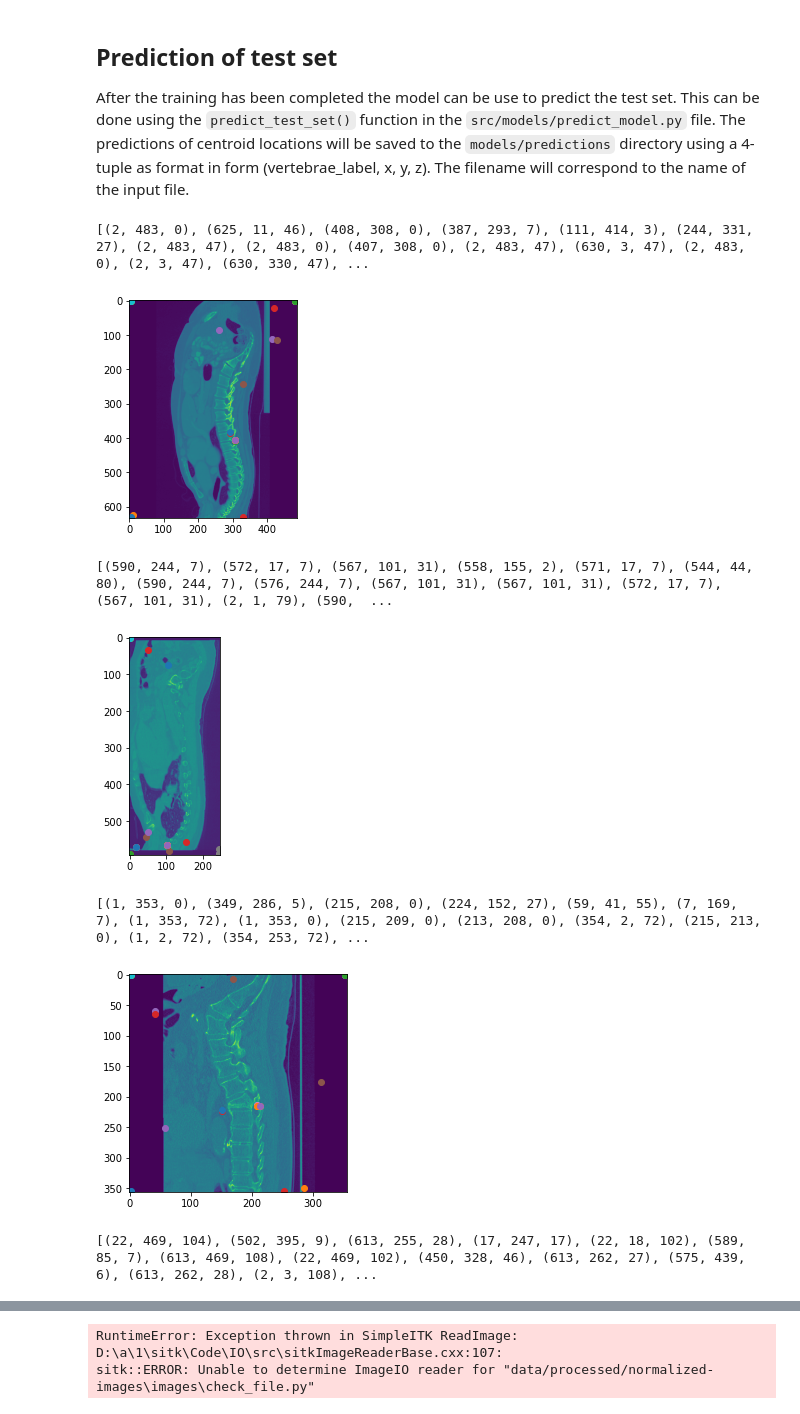
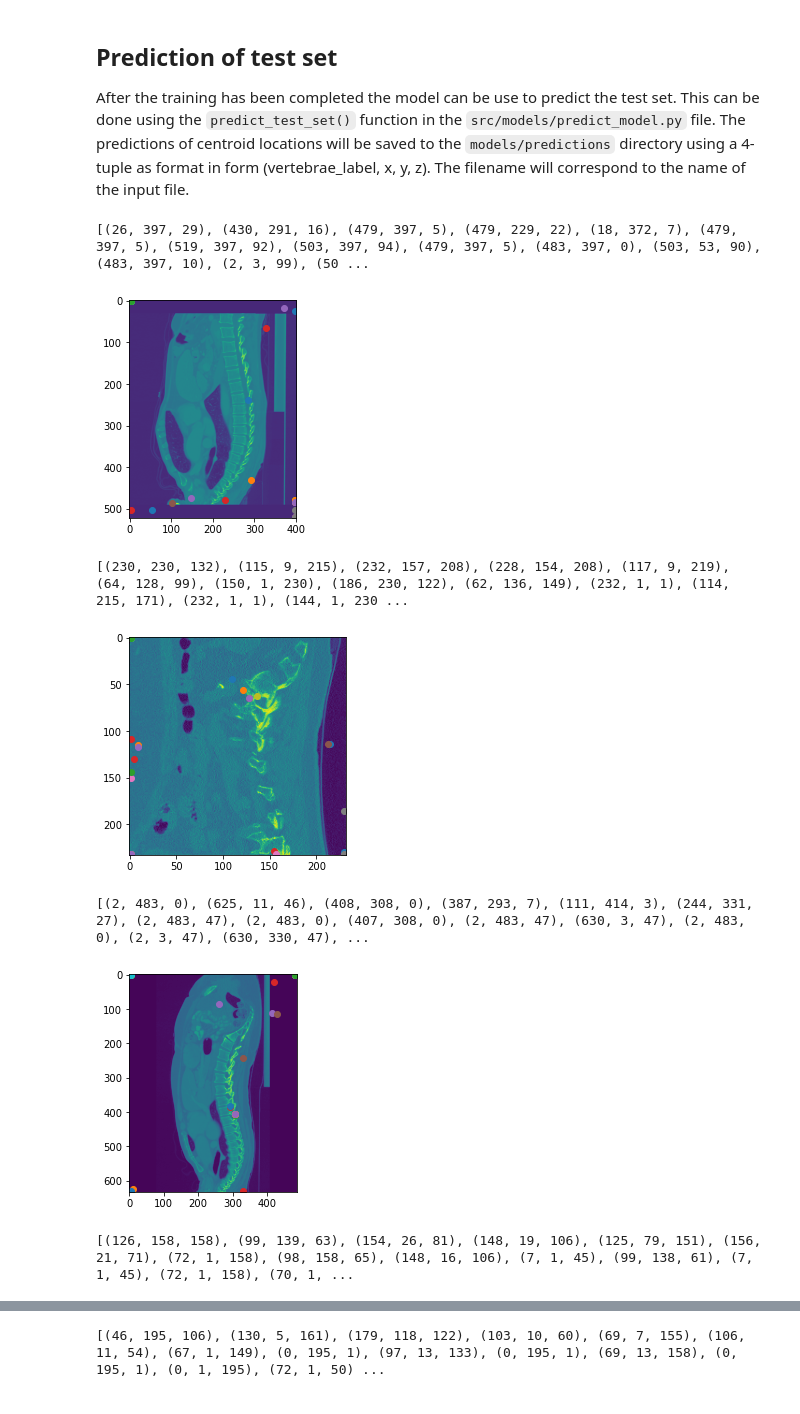
Before and after one commit to mtuit/ismi-1920-VerSe-team-4, a Jupyter notebook: Final Notebook.ipynb, the cells around one changed output, grey strips where cells are left out. Saved outputs shown, nothing was run; the diff lists cells and outputs as text; code cells hidden in the pictures.

```diff
--- a/Final Notebook.ipynb
+++ b/Final Notebook.ipynb
@@ -180,24 +180,25 @@ After the training has been completed the model can be use to predict the test s
 # %%
 from src.models.model import get_model
 from src.models.predict_model import predict
 
 # Path to the weights of latest model
-WEIGHT_PATH = 'C:/Users/Straalman/Desktop/ismi-1920-VerSe-team-4-master/models/default.h5'
+# WEIGHT_PATH = 'C:/Users/Straalman/Desktop/ismi-1920-VerSe-team-4-master/models/default.h5'
+WEIGHT_PATH = 'models/default.h5'
 
 # Load the test set
 test_set = verse_dataset.test
 
 # Create a base model and load the weights
 model = get_model()
 weights = model.load_weights(WEIGHT_PATH)
 
 # Predict the test set
 predict(model, test_set)
 # %% [output]
-[(2, 483, 0), (625, 11, 46), (408, 308, 0), (387, 293, 7), (111, 414, 3), (244, 331, 27), (2, 483, 47), (2, 483, 0), (407, 308, 0), (2, 483, 47), (630, 3, 47), (2, 483, 0), (2, 3, 47), (630, 330, 47), ...
+[(26, 397, 29), (430, 291, 16), (479, 397, 5), (479, 229, 22), (18, 372, 7), (479, 397, 5), (519, 397, 92), (503, 397, 94), (479, 397, 5), (483, 397, 0), (503, 53, 90), (483, 397, 10), (2, 3, 99), (50 ...
-[figure, old version]
+[figure, new version]
-[(590, 244, 7), (572, 17, 7), (567, 101, 31), (558, 155, 2), (571, 17, 7), (544, 44, 80), (590, 244, 7), (576, 244, 7), (567, 101, 31), (567, 101, 31), (572, 17, 7), (567, 101, 31), (2, 1, 79), (590,  ...
+[(230, 230, 132), (115, 9, 215), (232, 157, 208), (228, 154, 208), (117, 9, 219), (64, 128, 99), (150, 1, 230), (186, 230, 122), (62, 136, 149), (232, 1, 1), (114, 215, 171), (232, 1, 1), (144, 1, 230 ...
-[figure, old version]
+[figure, new version]
-[(1, 353, 0), (349, 286, 5), (215, 208, 0), (224, 152, 27), (59, 41, 55), (7, 169, 7), (1, 353, 72), (1, 353, 0), (215, 209, 0), (213, 208, 0), (354, 2, 72), (215, 213, 0), (1, 2, 72), (354, 253, 72), ...
+[(2, 483, 0), (625, 11, 46), (408, 308, 0), (387, 293, 7), (111, 414, 3), (244, 331, 27), (2, 483, 47), (2, 483, 0), (407, 308, 0), (2, 483, 47), (630, 3, 47), (2, 483, 0), (2, 3, 47), (630, 330, 47), ...
-[figure, old version]
+[figure, new version]
-[(22, 469, 104), (502, 395, 9), (613, 255, 28), (17, 247, 17), (22, 18, 102), (589, 85, 7), (613, 469, 108), (22, 469, 102), (450, 328, 46), (613, 262, 27), (575, 439, 6), (613, 262, 28), (2, 3, 108), ...
+[(126, 158, 158), (99, 139, 63), (154, 26, 81), (148, 19, 106), (125, 79, 151), (156, 21, 71), (72, 1, 158), (98, 158, 65), (148, 16, 106), (7, 1, 45), (99, 138, 61), (7, 1, 45), (72, 1, 158), (70, 1, ...
@@ -205,2 +206 @@ predict(model, test_set)
-RuntimeError: Exception thrown in SimpleITK ReadImage: D:\a\1\sitk\Code\IO\src\sitkImageReaderBase.cxx:107:
-sitk::ERROR: Unable to determine ImageIO reader for "data/processed/normalized-images\images\check_file.py"
+[(46, 195, 106), (130, 5, 161), (179, 118, 122), (103, 10, 60), (69, 7, 155), (106, 11, 54), (67, 1, 149), (0, 195, 1), (97, 13, 133), (0, 195, 1), (69, 13, 158), (0, 195, 1), (0, 1, 195), (72, 1, 50) ...
```
Also changed, not shown: parts of 1 cell of this notebook, 1 other file.
